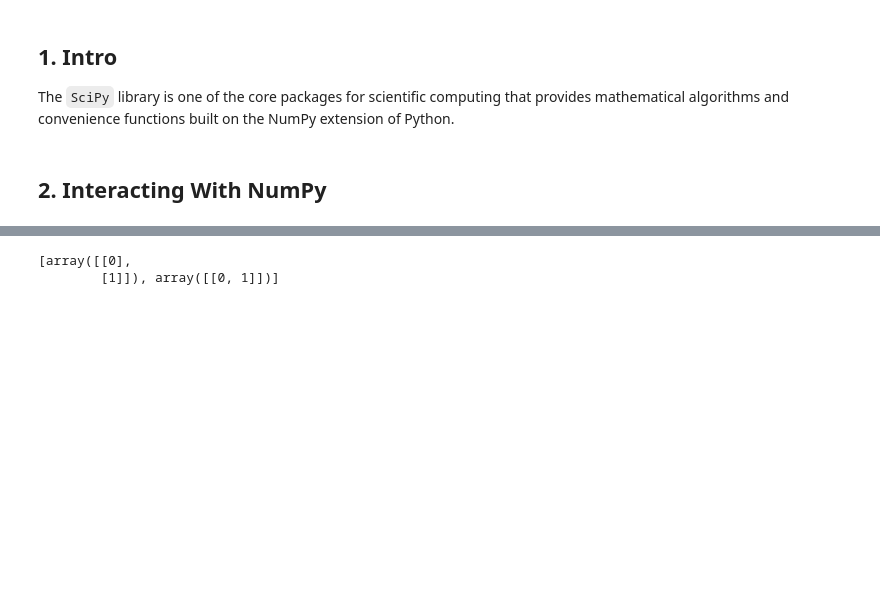
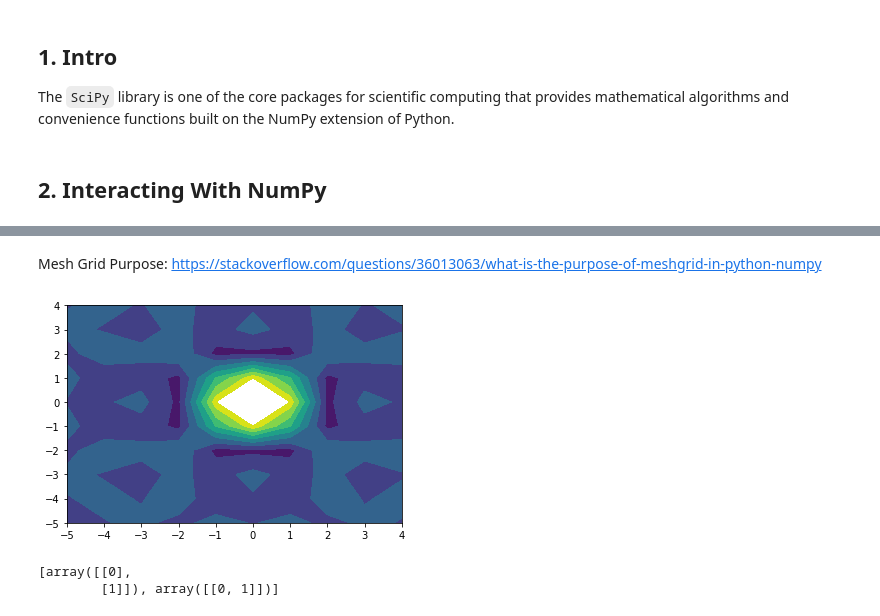
Before and after one commit to votatdat/Others, a Jupyter notebook: CheatSheet/3. SciPy Basic.ipynb, the cells around one changed output, grey strips where cells are left out. Cells and saved outputs as stored; diff of their text form; code cells hidden in the pictures; blank space fills up the shorter version.

```diff
--- a/CheatSheet/3. SciPy Basic.ipynb
+++ b/CheatSheet/3. SciPy Basic.ipynb
@@ -29,3 +33,15 @@ array([[[0, 0, 0, 0, 0],
+# %% [markdown]
+Mesh Grid Purpose: https://stackoverflow.com/questions/36013063/what-is-the-purpose-of-meshgrid-in-python-numpy
+# %%
+import matplotlib.pyplot as plt
+
+x = np.arange(-5, 5, 1)
+y = np.arange(-5, 5, 1)
+xx, yy = np.meshgrid(x, y, sparse=True)
+z = np.sin(xx**2 + yy**2) / (xx**2 + yy**2)
+h = plt.contourf(x,y,z)
+# %% [output]
+[figure, added]
 # %%
 # Create an open meshgrid
 np.ogrid[0:2, 0:2]
```
Also changed, not shown: parts of 7 cells of this notebook, 5 other files.
